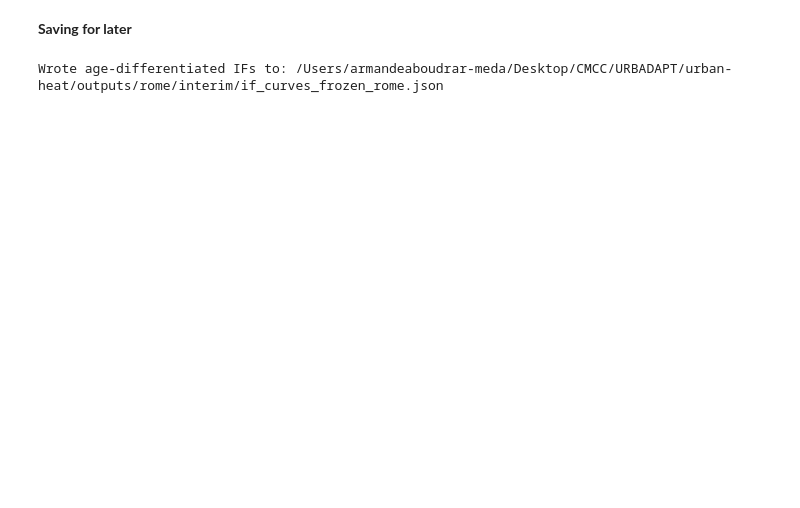
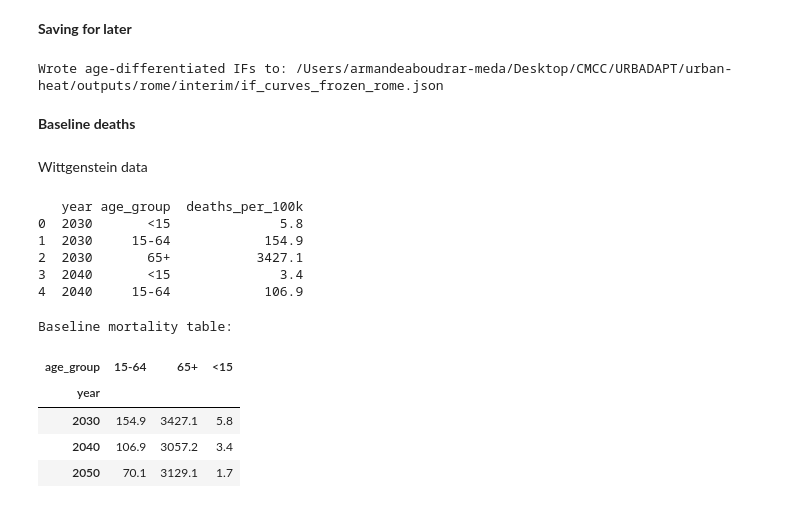
Before and after one commit to URBADAPT/URBADAPT-HEAT, a Jupyter notebook: urban-heat/notebooks/city_agnostic/sensitivity/Rome/04_impact_functions_drive_generic_sensitivity_rome.ipynb, the cells around one changed output. Saved outputs shown, nothing was run; the diff lists cells and outputs as text; code cells hidden in the pictures; blank space fills up the shorter version.

```diff
--- a/urban-heat/notebooks/city_agnostic/sensitivity/Rome/04_impact_functions_drive_generic_sensitivity_rome.ipynb
+++ b/urban-heat/notebooks/city_agnostic/sensitivity/Rome/04_impact_functions_drive_generic_sensitivity_rome.ipynb
@@ -542,3 +542,23 @@ with open(freeze_path, "w") as fh:
 print("Wrote age-differentiated IFs to:", freeze_path)
 # %% [output]
 Wrote age-differentiated IFs to: /Users/armandeaboudrar-meda/Desktop/CMCC/URBADAPT/urban-heat/outputs/rome/interim/if_curves_frozen_rome.json
+# %% [markdown]
+**Baseline deaths**
+# %% [markdown]
+Wittgenstein data
+# %%
+import pandas as pd
+from pathlib import Path
+
+# Path to your file
+baseline_csv = Path(BASE) / "baselinedeaths.csv"
+df_b = pd.read_csv(baseline_csv)
+
+print(df_b.head())
+# %% [output]
+   year age_group  deaths_per_100k
+0  2030       <15              5.8
+1  2030     15-64            154.9
+2  2030       65+           3427.1
+3  2040       <15              3.4
+4  2040     15-64            106.9
@@ -544,0 +581,16 @@ Wrote age-differentiated IFs to: /Users/armandeaboudrar-meda/Desktop/CMCC/URBADA
+# %%
+baseline_mort = (
+    df_b
+    .pivot(index="year", columns="age_group", values="deaths_per_100k")
+    .sort_index()
+)
+
+print("Baseline mortality table:")
+display(baseline_mort)
+# %% [output]
+Baseline mortality table:
+| age_group | 15-64 | 65+ | <15 |
+| year |  |  |  |
+| 2030 | 154.9 | 3427.1 | 5.8 |
+| 2040 | 106.9 | 3057.2 | 3.4 |
+| 2050 | 70.1 | 3129.1 | 1.7 |
```
Also changed, not shown: parts of 20 cells of this notebook, 10 other files.
